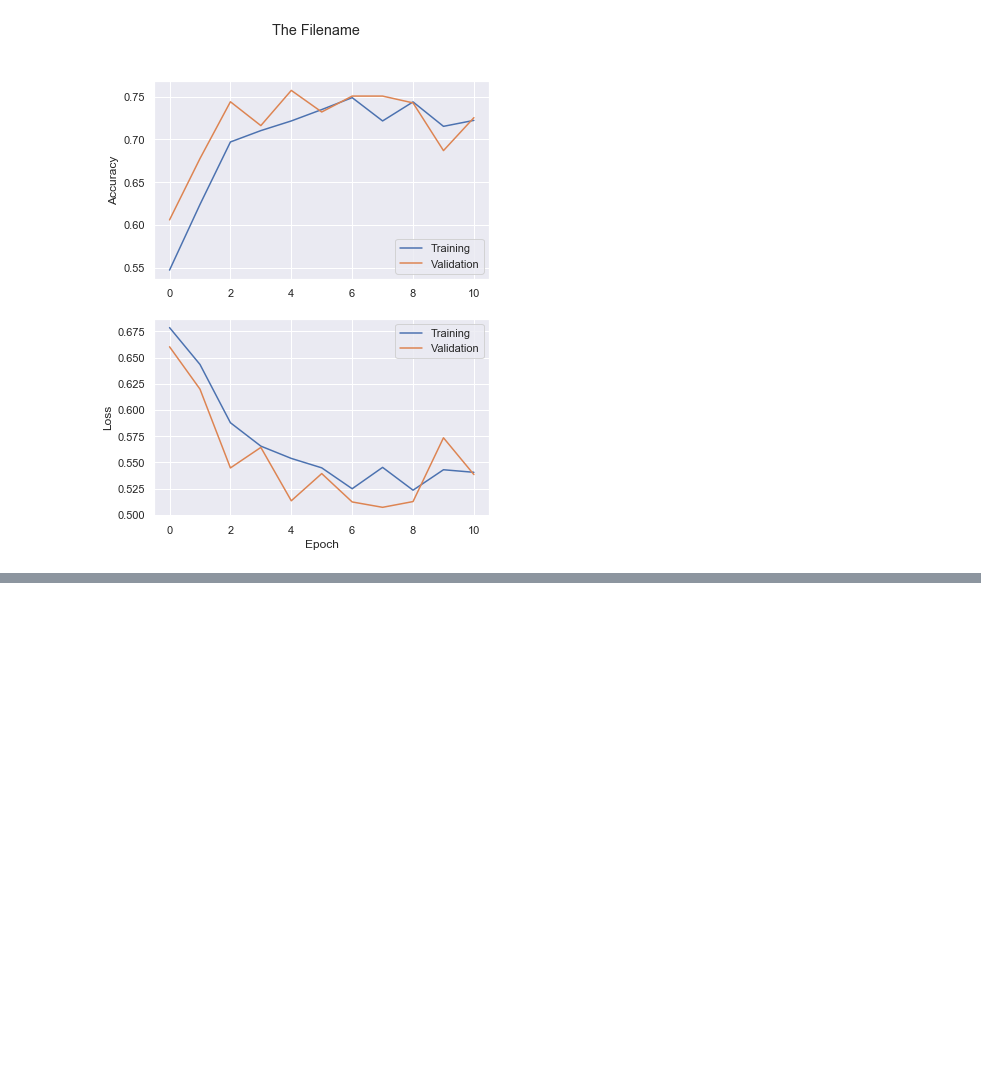
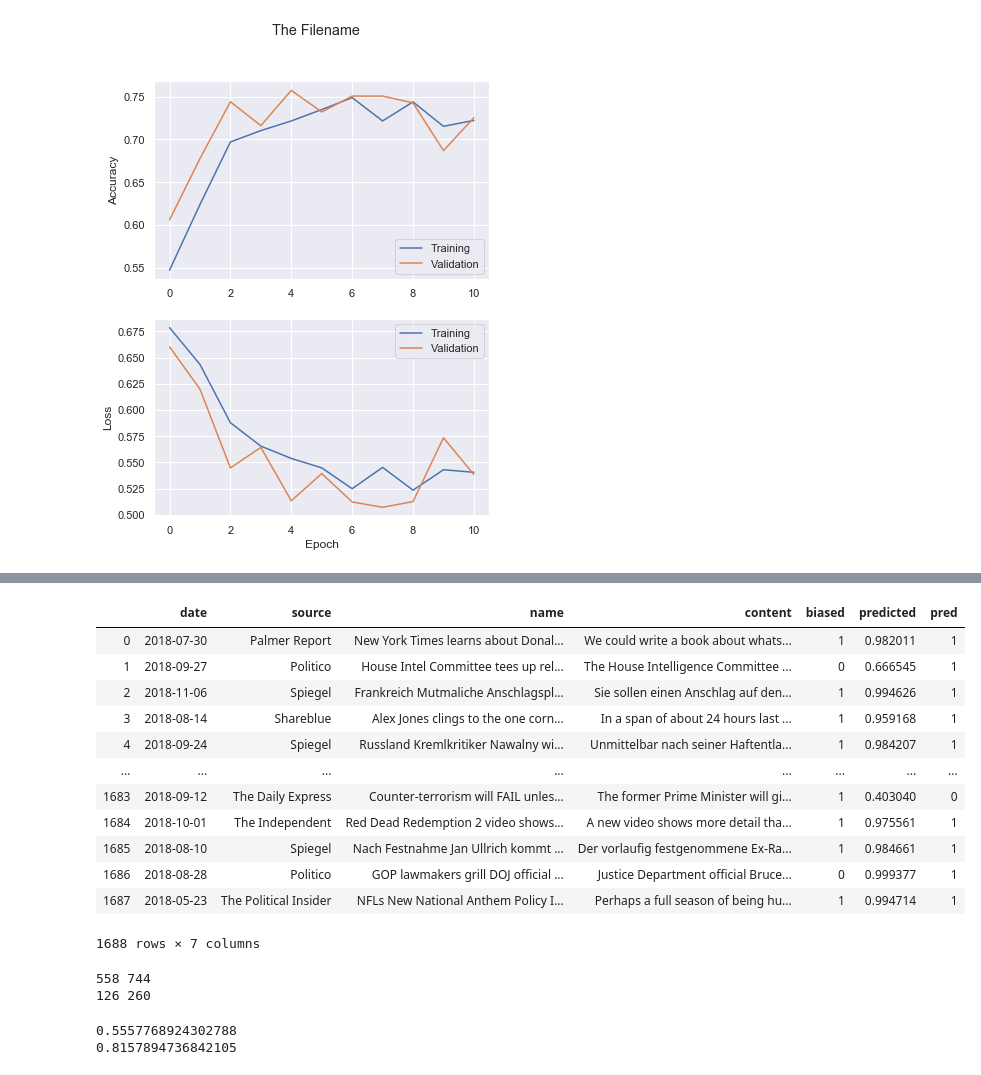
Before and after one commit to WarmCyan/news-bias-research, a Jupyter notebook: notebooks/11_Results.ipynb, the cells around one changed output, grey strips where cells are left out. Saved outputs shown, nothing was run; the diff lists cells and outputs as text; code cells hidden in the pictures; blank space fills up the shorter version.

```diff
--- a/notebooks/11_Results.ipynb
+++ b/notebooks/11_Results.ipynb
@@ -65,0 +72,4 @@ axs[1].legend()
+# %%
+with open("../data/output/mess/selection_biased_mbfc_13_lstm_2_10_500_64_0.01_predictions.pkl", 'rb') as infile:
+    results = pickle.load(infile)
+results
@@ -65,0 +107,4 @@ axs[1].legend()
+# %%
+with open("../data/output/mess/selection_biased_as_13_lstm_1_14_100_128_0.001_predictions.pkl", 'rb') as infile:
+    results2 = pickle.load(infile)
+results2
@@ -65,0 +185,37 @@ axs[1].legend()
+# %%
+results2["pred"] = round(results2.predicted).astype(int)
+results2
+# %% [output]
+|  | date | source | name | content | biased | predicted | pred |
+| 0 | 2018-07-30 | Palmer Report | New York Times learns about Donal... | We could write a book about whats... | 1 | 0.982011 | 1 |
+| 1 | 2018-09-27 | Politico | House Intel Committee tees up rel... | The House Intelligence Committee ... | 0 | 0.666545 | 1 |
+| 2 | 2018-11-06 | Spiegel | Frankreich Mutmaliche Anschlagspl... | Sie sollen einen Anschlag auf den... | 1 | 0.994626 | 1 |
+| 3 | 2018-08-14 | Shareblue | Alex Jones clings to the one corn... | In a span of about 24 hours last ... | 1 | 0.959168 | 1 |
+| 4 | 2018-09-24 | Spiegel | Russland Kremlkritiker Nawalny wi... | Unmittelbar nach seiner Haftentla... | 1 | 0.984207 | 1 |
+| ... | ... | ... | ... | ... | ... | ... | ... |
+| 1683 | 2018-09-12 | The Daily Express | Counter-terrorism will FAIL unles... | The former Prime Minister will gi... | 1 | 0.403040 | 0 |
+| 1684 | 2018-10-01 | The Independent | Red Dead Redemption 2 video shows... | A new video shows more detail tha... | 1 | 0.975561 | 1 |
+| 1685 | 2018-08-10 | Spiegel | Nach Festnahme Jan Ullrich kommt ... | Der vorlaufig festgenommene Ex-Ra... | 1 | 0.984661 | 1 |
+| 1686 | 2018-08-28 | Politico | GOP lawmakers grill DOJ official ... | Justice Department official Bruce... | 0 | 0.999377 | 1 |
+| 1687 | 2018-05-23 | The Political Insider | NFLs New National Anthem Policy I... | Perhaps a full season of being hu... | 1 | 0.994714 | 1 |
+1688 rows × 7 columns
+# %%
+tp = results2[(results2.biased == 1) & (results2.pred == 1)].shape[0]
+tn = results2[(results2.biased == 0) & (results2.pred == 0)].shape[0]
+fp = results2[(results2.biased == 0) & (results2.pred == 1)].shape[0]
+fn = results2[(results2.biased == 1) & (results2.pred == 0)].shape[0]
+
+print(tp, fp)
+print(fn, tn)
+# %% [output]
+558 744
+126 260
+# %%
+precision = tp / (tn + fp)
+recall = tp / (tp + fn)
+
+print(precision)
+print(recall)
+# %% [output]
+0.5557768924302788
+0.8157894736842105
```
Also changed, not shown: parts of 11 cells of this notebook, 45 other files.
